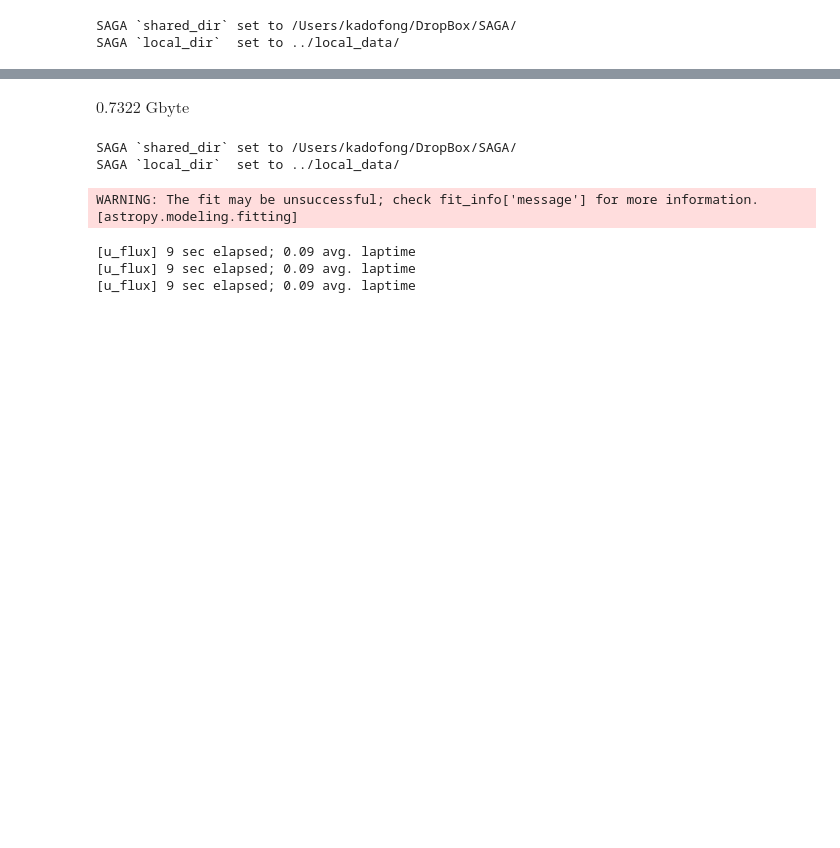
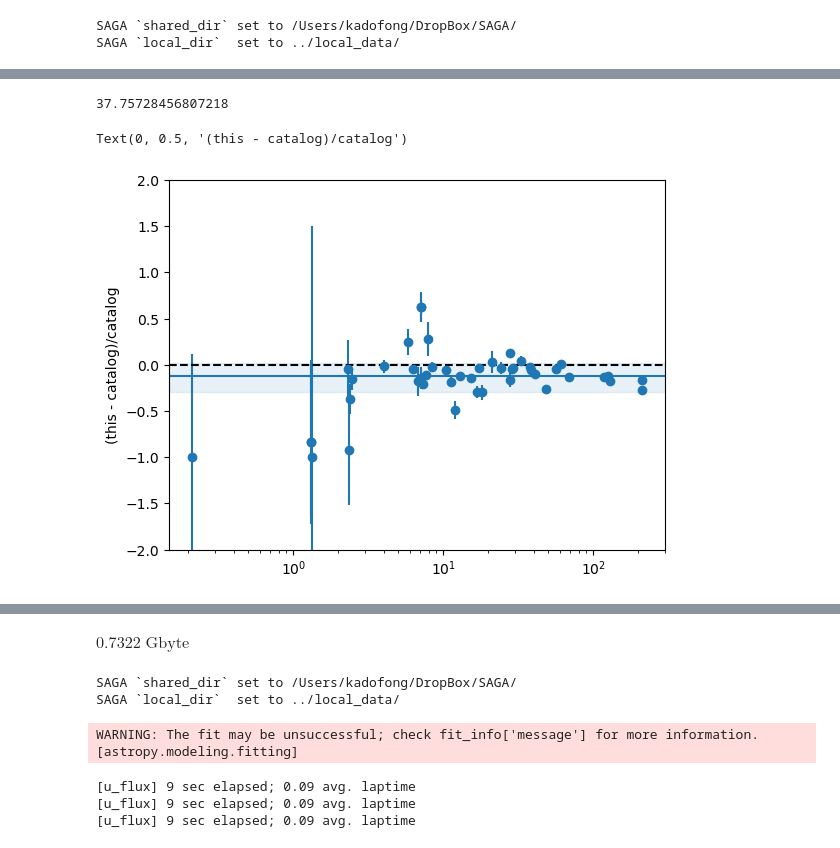
Before and after one commit to ekadofong/SAGAbg, a Jupyter notebook: notebooks/BetterLineFit.ipynb, the cells around one changed output, grey strips where cells are left out. Saved outputs shown, nothing was run; the diff lists cells and outputs as text; code cells hidden in the pictures; blank space fills up the shorter version.

```diff
--- a/notebooks/BetterLineFit.ipynb
+++ b/notebooks/BetterLineFit.ipynb
@@ -56,0 +69,31 @@ out = linesearch.singleton ( clean.loc['wafture_whirlwind'], '/Users/kadofong/Dr
+# %%
+line_fitting.compute_lineflux ( model_fit.amplitude_0, model_fit.stddev_0 ) / model_fit.amplitude_1
+# %% [output]
+37.75728456807218
+# %%
+import glob
+computed = np.array(glob.glob('../local_data/line_fits/*/*lineparamsNOABSORPTION.dat'))
+names = np.array([ x.split('/')[-2] for x in computed ] )
+
+has_sagaHA = clean['EW_Halpha']>0.
+# %%
+hits = np.in1d ( names, clean[has_sagaHA]['wordid'] )
+# %%
+haew_arr = np.zeros([hits.sum(), 2])
+for model_index, model_file in enumerate(computed[hits]):
+    model = np.genfromtxt(model_file)
+    fluxes = np.genfromtxt(model_file.replace('lineparamsNOABSORPTION', 'fluxes'))
+    haew_arr[model_index,0] = fluxes[0,3] / model[3]
+    haew_arr[model_index,1] = fluxes[2,3] / model[3]
+# %%
+haew_gt = clean.loc[names[hits]]['EW_Halpha']
+plt.errorbar ( haew_gt, (haew_arr[:,0] - haew_gt)/haew_gt, fmt='o', yerr=3.*haew_arr[:,1]/haew_gt )
+plt.axhline(np.median((haew_arr[:,0] - haew_gt)/haew_gt), color='C0')
+plt.axhspan(*np.quantile((haew_arr[:,0] - haew_gt)/haew_gt, [0.16,.84]), color='C0', alpha=0.1)
+plt.axhline(0., color='k', ls='--')
+plt.ylim(-2,2)
+plt.xscale('log')
+plt.ylabel('(this - catalog)/catalog')
+# %% [output]
+Text(0, 0.5, '(this - catalog)/catalog')
+[figure, added]
```
Also changed, not shown: parts of 9 cells of this notebook, 1 other file.
